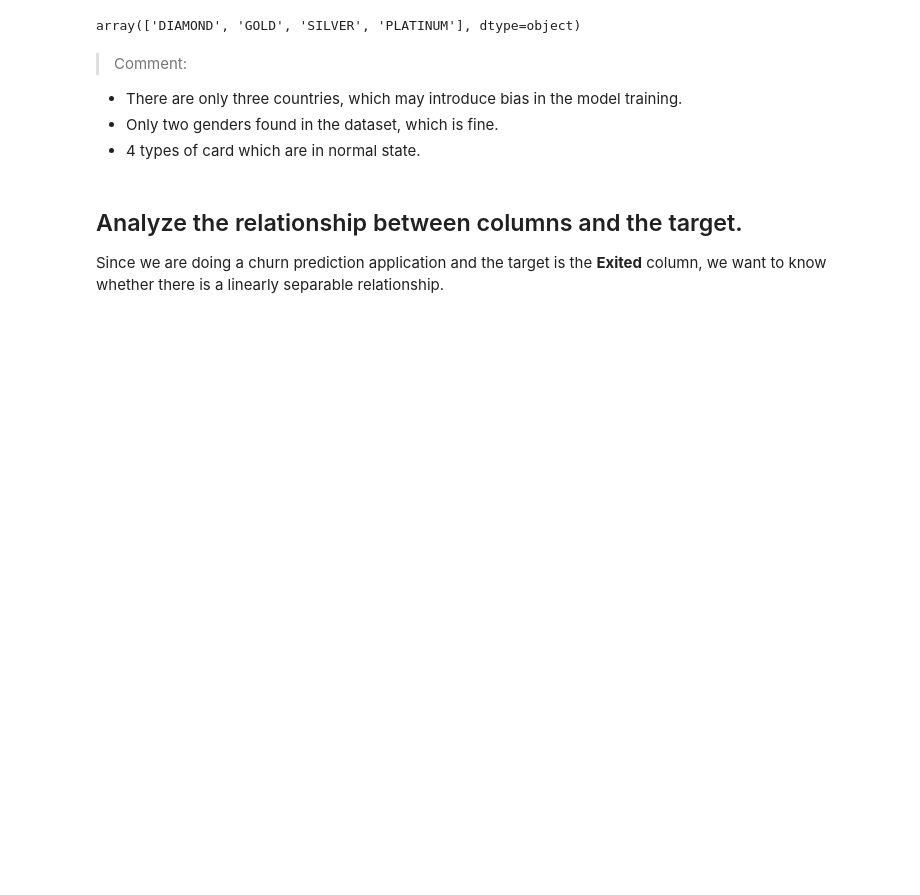
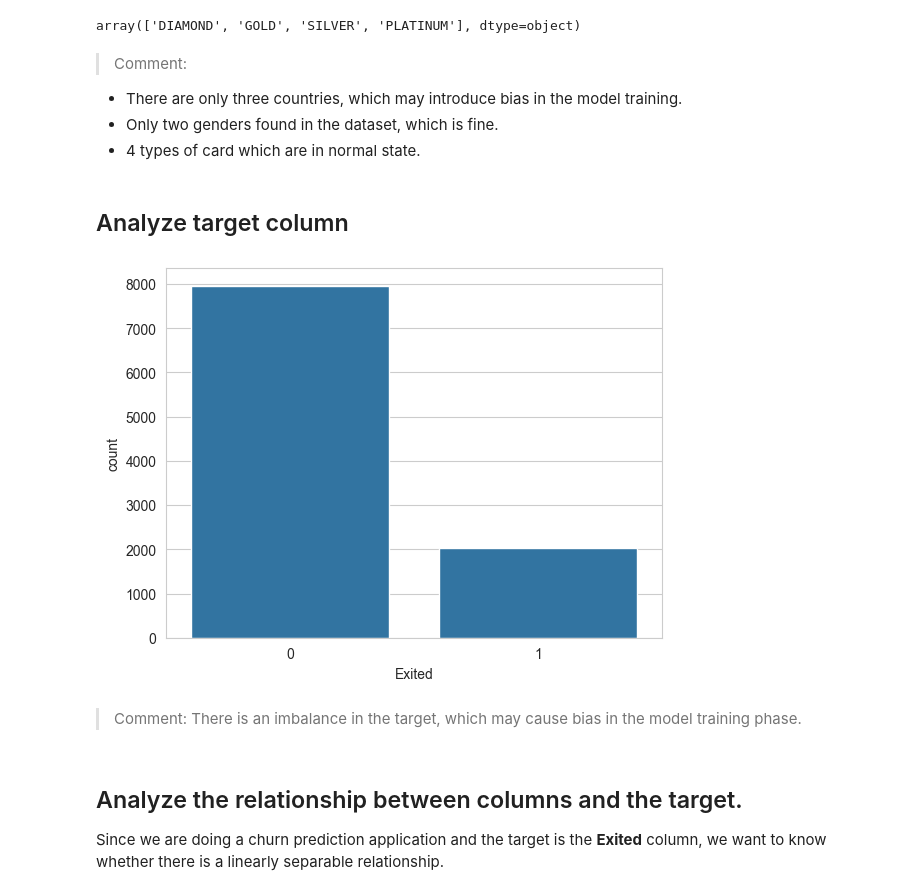
Before and after one commit to Safwan-ullah-khan/dsp-finalproject, a Jupyter notebook: notebook/build_model.ipynb, the cells around one changed output. Drawn from its saved outputs; the diff is of its cells as text; code cells hidden in the pictures; blank space fills up the shorter version.

```diff
--- a/notebook/build_model.ipynb
+++ b/notebook/build_model.ipynb
@@ -158,6 +157,15 @@ array(['DIAMOND', 'GOLD', 'SILVER', 'PLATINUM'], dtype=object)
 * There are only three countries, which may introduce bias in the model training.
 * Only two genders found in the dataset, which is fine.
 * 4 types of card which are in normal state.
+# %% [markdown]
+## Analyze target column
+# %%
+sns.countplot(data=df, x="Exited")
+plt.show()
+# %% [output]
+[figure, added]
+# %% [markdown]
+> Comment: There is an imbalance in the target, which may cause bias in the model training phase.
 # %% [markdown]
 ## Analyze the relationship between columns and the target.
 
```
Also changed, not shown: parts of 46 cells of this notebook.
